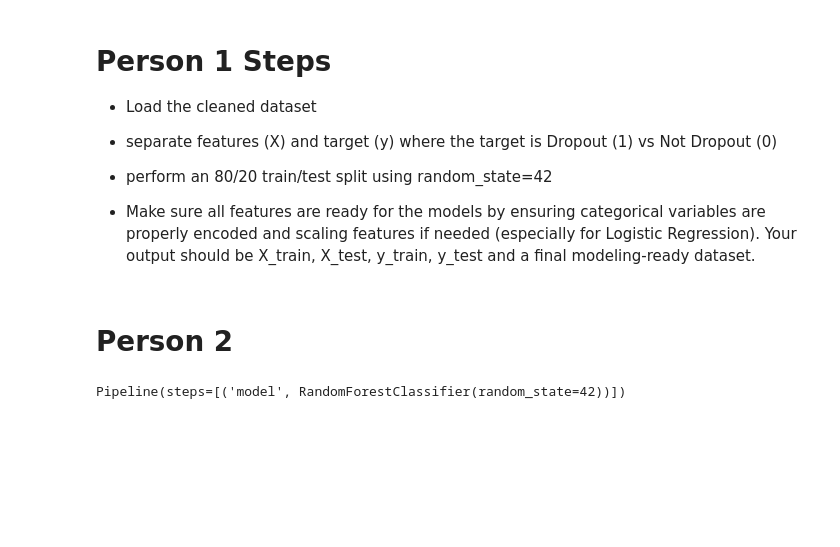
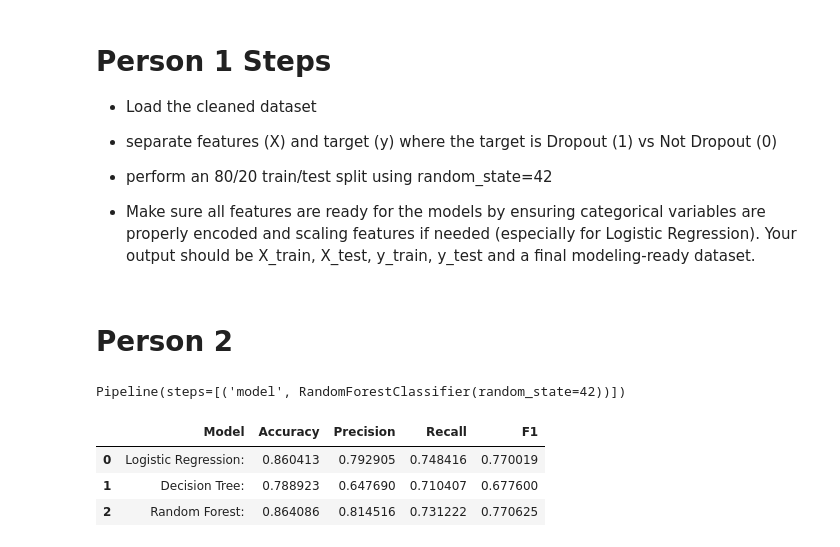
Before and after one commit to Belleairr/student-success-risk-pipeline, a Jupyter notebook: notebooks/03_modeling.ipynb, the cells around one changed output. Cells and saved outputs as stored; diff of their text form; code cells hidden in the pictures; blank space fills up the shorter version.

```diff
--- a/notebooks/03_modeling.ipynb
+++ b/notebooks/03_modeling.ipynb
@@ -84,0 +98,50 @@ y_prob_rf = rf_pipeline.predict_proba(X_test) [:, 1]
+# %%
+#Evaluating Scores for Decision
+accuracy_dt = accuracy_score(y_test, y_pred_dt)
+precision_dt = precision_score(y_test, y_pred_dt)
+recall_dt = recall_score(y_test, y_pred_dt)
+f1_dt = f1_score(y_test, y_pred_dt)
+
+cm_dt = confusion_matrix(y_test, y_pred_dt)
+# %%
+#Evaluating Scores for Random Forest
+accuracy_rf = accuracy_score(y_test, y_pred_rf)
+precision_rf = precision_score(y_test, y_pred_rf)
+recall_rf = recall_score(y_test, y_pred_rf)
+f1_rf = f1_score(y_test, y_pred_rf)
+
+cm_rf = confusion_matrix(y_test, y_pred_rf)
+# %%
+#Comparison Models
+results_log_reg = pd.DataFrame([{
+    "Model": "Logistic Regression:",
+    "Accuracy": accuracy_log,
+    "Precision": precision_log,
+    "Recall": recall_log,
+    "F1": f1_log
+}])
+
+results_dt = pd.DataFrame([{
+    "Model": "Decision Tree:",
+    "Accuracy": accuracy_dt,
+    "Precision": precision_dt,
+    "Recall": recall_dt,
+    "F1": f1_dt
+}])
+
+results_rf = pd.DataFrame([{
+    "Model": "Random Forest:",
+    "Accuracy": accuracy_rf,
+    "Precision": precision_rf,
+    "Recall": recall_rf,
+    "F1": f1_rf
+}])
+
+#Combine Results
+results_df = pd.concat([results_log_reg, results_dt, results_rf], axis=0).reset_index(drop=True)
+results_df
+# %% [output]
+|  | Model | Accuracy | Precision | Recall | F1 |
+| 0 | Logistic Regression: | 0.860413 | 0.792905 | 0.748416 | 0.770019 |
+| 1 | Decision Tree: | 0.788923 | 0.647690 | 0.710407 | 0.677600 |
+| 2 | Random Forest: | 0.864086 | 0.814516 | 0.731222 | 0.770625 |
```
Also changed, not shown: parts of 3 cells of this notebook.
